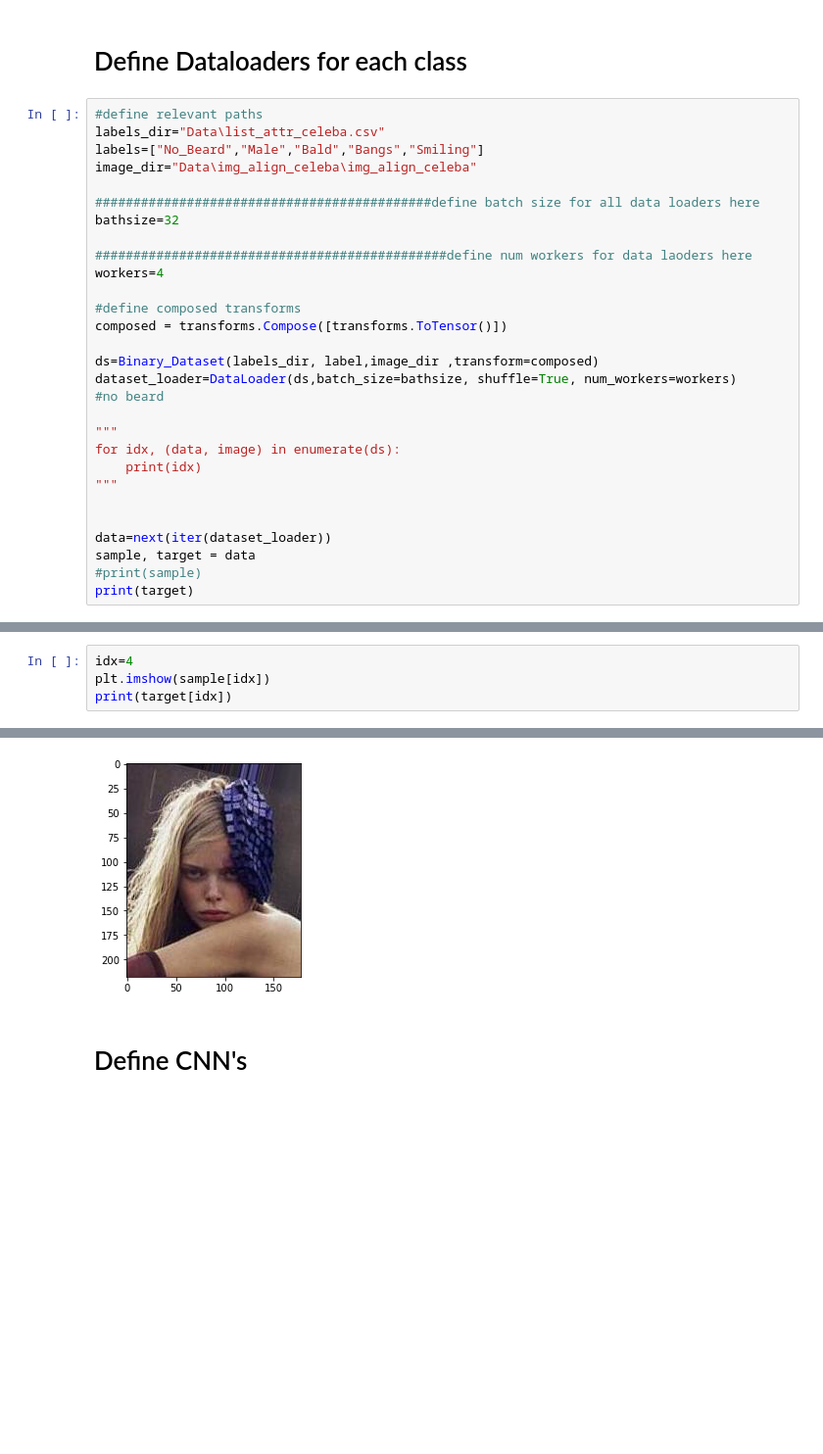
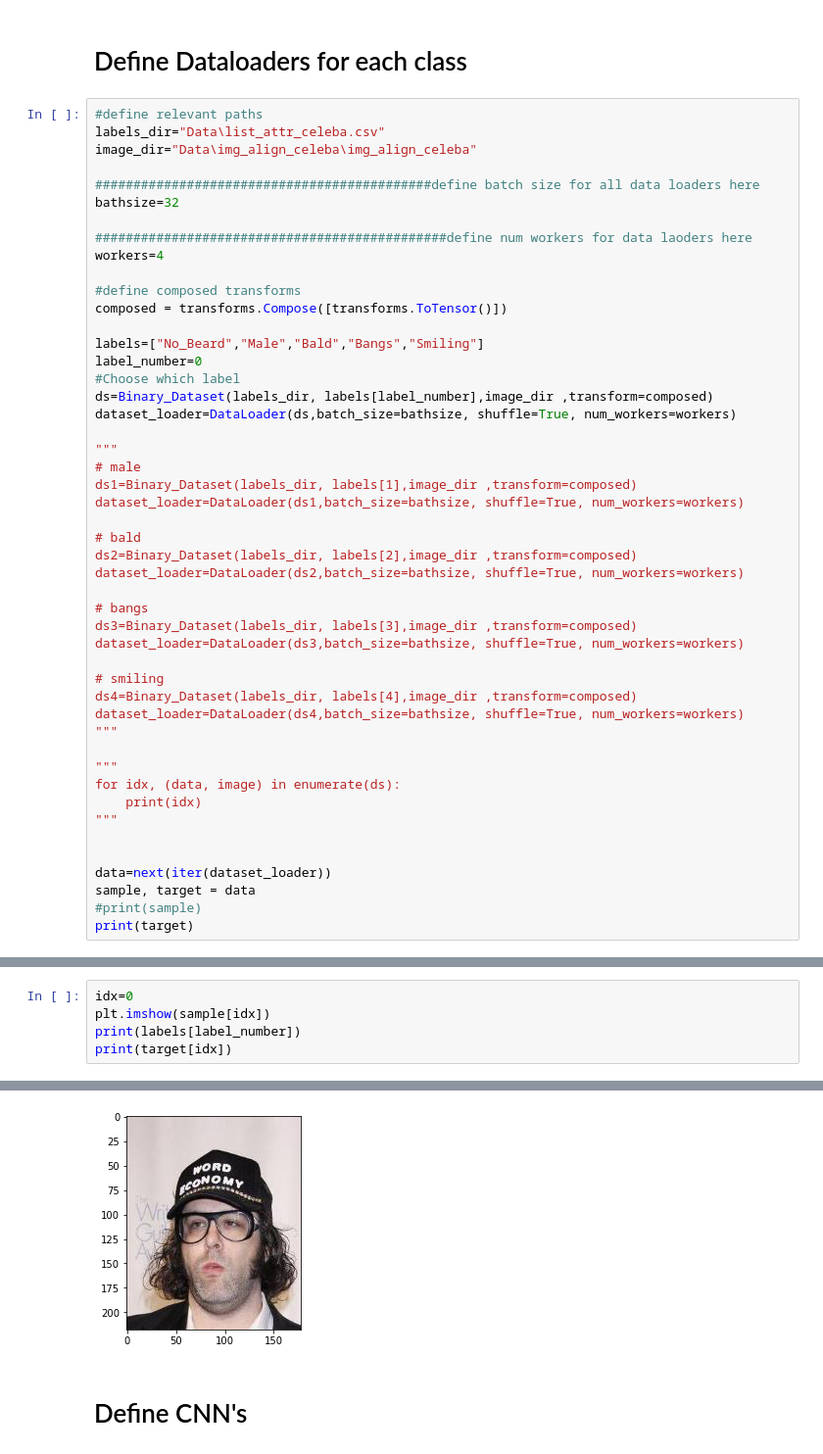
Before and after one commit to drags99/DeepLearning_Project, a Jupyter notebook: CNN_training_extraction.ipynb, the cells around one changed output, grey strips where cells are left out. Shown at 98% size. Drawn from its saved outputs; the diff is of its cells as text; blank space fills up the shorter version.

```diff
--- a/CNN_training_extraction.ipynb
+++ b/CNN_training_extraction.ipynb
@@ -14,7 +14,6 @@ from inception import Inception3
 # %%
 #define relevant paths
 labels_dir="Data\list_attr_celeba.csv"
-labels=["No_Beard","Male","Bald","Bangs","Smiling"]
 image_dir="Data\img_align_celeba\img_align_celeba"
 
 ############################################define batch size for all data loaders here
@@ -26,9 +25,29 @@ workers=4
 #define composed transforms
 composed = transforms.Compose([transforms.ToTensor()])
 
-ds=Binary_Dataset(labels_dir, label,image_dir ,transform=composed)
+labels=["No_Beard","Male","Bald","Bangs","Smiling"]
+label_number=0
+#Choose which label
+ds=Binary_Dataset(labels_dir, labels[label_number],image_dir ,transform=composed)
 dataset_loader=DataLoader(ds,batch_size=bathsize, shuffle=True, num_workers=workers)
-#no beard
+
+"""
+# male
+ds1=Binary_Dataset(labels_dir, labels[1],image_dir ,transform=composed)
+dataset_loader=DataLoader(ds1,batch_size=bathsize, shuffle=True, num_workers=workers)
+
+# bald
+ds2=Binary_Dataset(labels_dir, labels[2],image_dir ,transform=composed)
+dataset_loader=DataLoader(ds2,batch_size=bathsize, shuffle=True, num_workers=workers)
+
+# bangs
+ds3=Binary_Dataset(labels_dir, labels[3],image_dir ,transform=composed)
+dataset_loader=DataLoader(ds3,batch_size=bathsize, shuffle=True, num_workers=workers)
+
+# smiling
+ds4=Binary_Dataset(labels_dir, labels[4],image_dir ,transform=composed)
+dataset_loader=DataLoader(ds4,batch_size=bathsize, shuffle=True, num_workers=workers)
+"""
 
 """
 for idx, (data, image) in enumerate(ds):
@@ -46,5 +65,6 @@ tensor([1, 0, 1, 1, 0, 0, 1, 0, 0, 0, 1, 1, 0, 0, 0, 0, 0, 1, 0, 0, 1, 0, 0, 0,
 # %%
-idx=4
+idx=0
 plt.imshow(sample[idx])
+print(labels[label_number])
 print(target[idx])
 # %% [output]
@@ -51,4 +72,4 @@ print(target[idx])
 tensor(0)
-[figure, old version]
+[figure, new version]
 # %% [markdown]
 # Define CNN's
```
Also changed, not shown: parts of 5 cells of this notebook.
